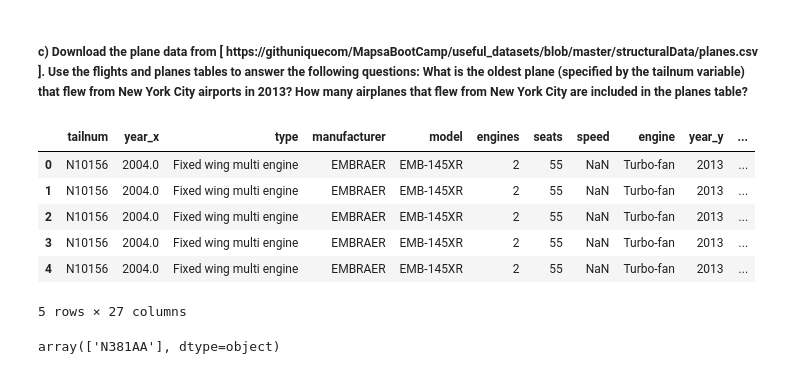
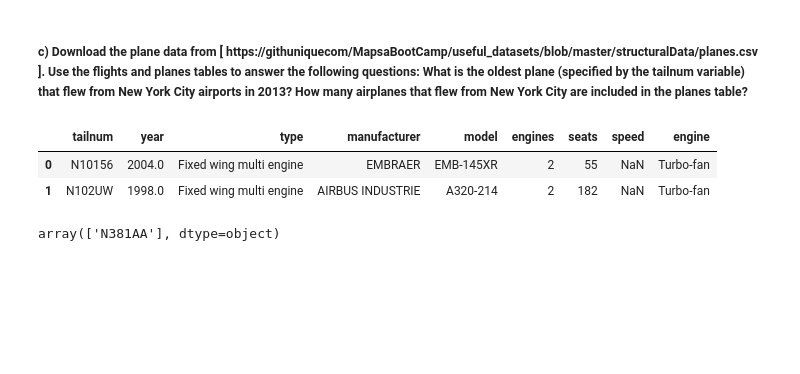
Before and after one commit to MapsaBootCamp/ML3_EXERCISE, a Jupyter notebook: W5/week5.ipynb, the cells around one changed output. Drawn from its saved outputs; the diff is of its cells as text; code cells hidden in the pictures; blank space fills up the shorter version.

```diff
--- a/W5/week5.ipynb
+++ b/W5/week5.ipynb
@@ -149,15 +178,11 @@ plt.show()
 # %%
 dfplanes = pd.read_csv("planes.csv")
 # %%
-dfmerged.head()
+dfplanes.head(2)
 # %% [output]
-|  | tailnum | year_x | type | manufacturer | model | engines | seats | speed | engine | year_y | ... |
-| 0 | N10156 | 2004.0 | Fixed wing multi engine | EMBRAER | EMB-145XR | 2 | 55 | NaN | Turbo-fan | 2013 | ... |
-| 1 | N10156 | 2004.0 | Fixed wing multi engine | EMBRAER | EMB-145XR | 2 | 55 | NaN | Turbo-fan | 2013 | ... |
-| 2 | N10156 | 2004.0 | Fixed wing multi engine | EMBRAER | EMB-145XR | 2 | 55 | NaN | Turbo-fan | 2013 | ... |
-| 3 | N10156 | 2004.0 | Fixed wing multi engine | EMBRAER | EMB-145XR | 2 | 55 | NaN | Turbo-fan | 2013 | ... |
-| 4 | N10156 | 2004.0 | Fixed wing multi engine | EMBRAER | EMB-145XR | 2 | 55 | NaN | Turbo-fan | 2013 | ... |
+|  | tailnum | year | type | manufacturer | model | engines | seats | speed | engine |
+| 0 | N10156 | 2004.0 | Fixed wing multi engine | EMBRAER | EMB-145XR | 2 | 55 | NaN | Turbo-fan |
+| 1 | N102UW | 1998.0 | Fixed wing multi engine | AIRBUS INDUSTRIE | A320-214 | 2 | 182 | NaN | Turbo-fan |
-5 rows × 27 columns
 # %%
 dfmerged= pd.merge(dfplanes, df, how = "inner" , on = "tailnum")
 yearpr=dfmerged['year_x'].nsmallest(1).values[0]
```
Also changed, not shown: parts of 17 cells of this notebook.
